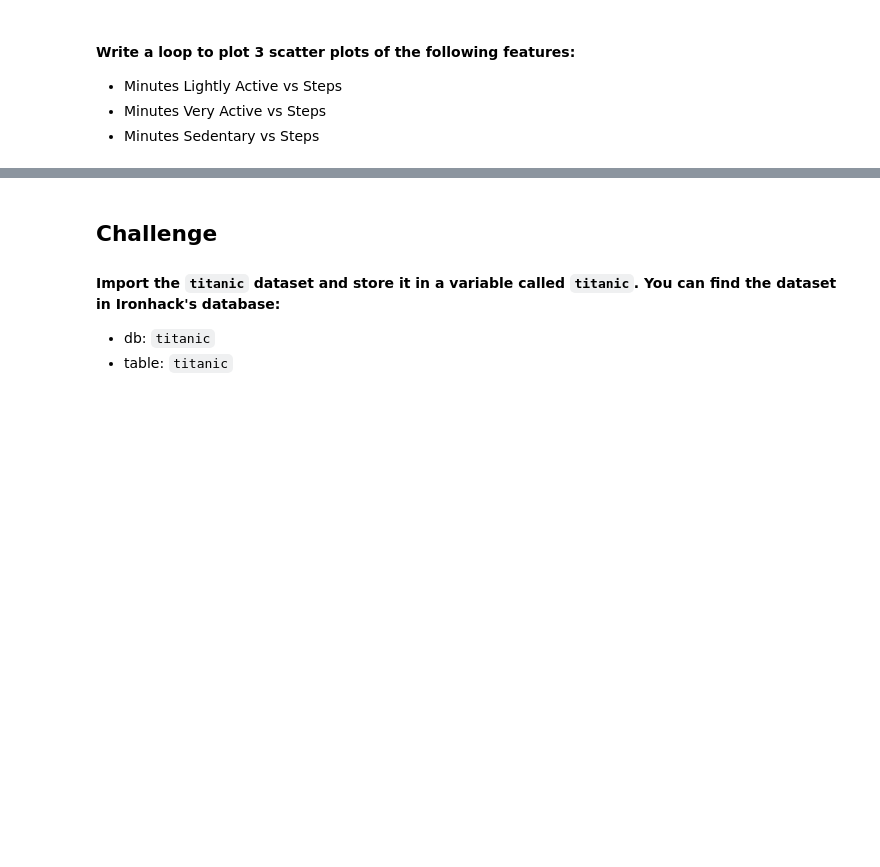
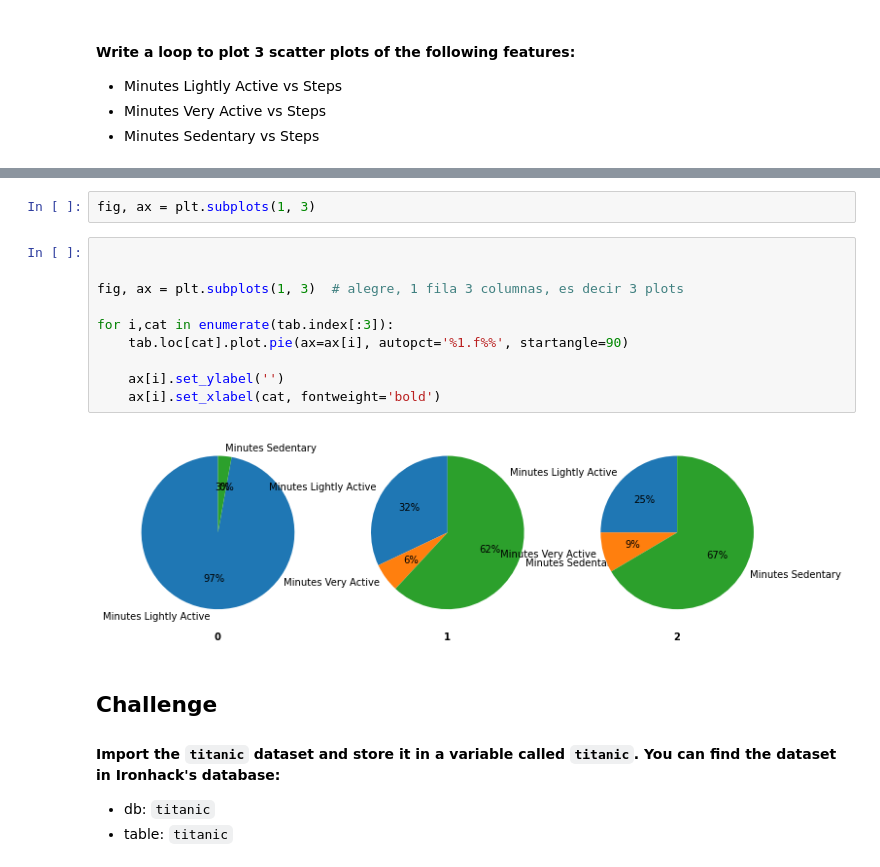
Before and after one commit to Ironhack-Data-Madrid-Marzo-2022/5.2-lab-matplotlib-seaborn, a Jupyter notebook: your-code/main.ipynb, the cells around one changed output, grey strips where cells are left out. Cells and saved outputs as stored; diff of their text form; blank space fills up the shorter version.

```diff
--- a/your-code/main.ipynb
+++ b/your-code/main.ipynb
@@ -43,3 +89,17 @@ How the average number of steps change by month. Use the appropriate visualizati
+# %%
+fig, ax = plt.subplots(1, 3)
+# %%
+
+
+fig, ax = plt.subplots(1, 3)  # alegre, 1 fila 3 columnas, es decir 3 plots
+
+for i,cat in enumerate(tab.index[:3]):
+    tab.loc[cat].plot.pie(ax=ax[i], autopct='%1.f%%', startangle=90)
+
+    ax[i].set_ylabel('')
+    ax[i].set_xlabel(cat, fontweight='bold')
+# %% [output]
+[figure, added]
 # %% [markdown]
 ## Challenge
 
```
Also changed, not shown: parts of 26 cells of this notebook.
